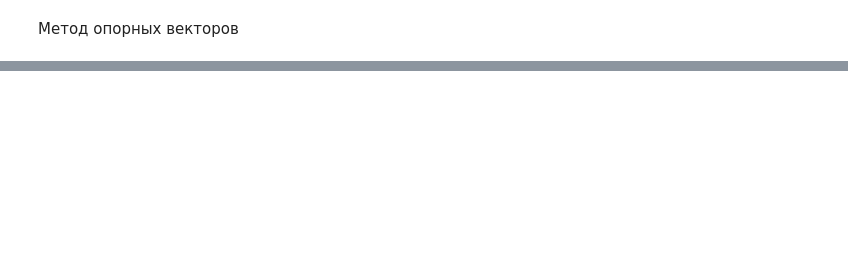
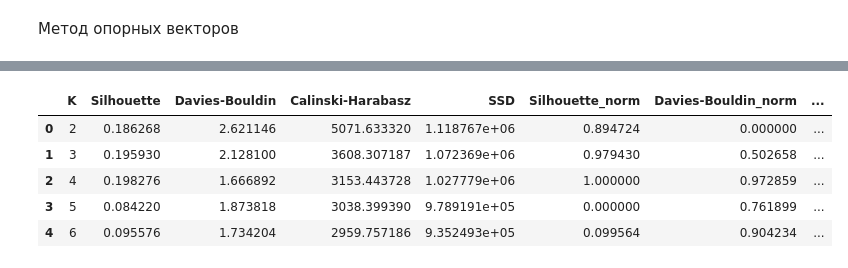
Before and after one commit to mrJimed/hh_dataset, a Jupyter notebook: hh_dataset.ipynb, the cells around one changed output, grey strips where cells are left out. Drawn from its saved outputs; the diff is of its cells as text; code cells hidden in the pictures; blank space fills up the shorter version.

```diff
--- a/hh_dataset.ipynb
+++ b/hh_dataset.ipynb
@@ -903,0 +971,41 @@ results_df
+# %%
+from sklearn.metrics import silhouette_score, davies_bouldin_score, calinski_harabasz_score
+import pandas as pd
+
+silhouette_scores = []
+db_scores = []
+ch_scores = []
+ssd = []
+
+# Вычисляем метрики для каждого значения K
+for k in k_values:
+    kmeans = KMeans(n_clusters=k, random_state=0)
+    kmeans.fit(X_scaled)
+
+    # Метрики кластеризации (moved inside the loop)
+    silhouette = silhouette_score(X_scaled, kmeans.labels_)
+    db = davies_bouldin_score(X_scaled, kmeans.labels_)
+    ch = calinski_harabasz_score(X_scaled, kmeans.labels_)
+
+    # Сохраняем метрики
+    silhouette_scores.append(silhouette)
+    db_scores.append(db)
+    ch_scores.append(ch)
+    ssd.append(kmeans.inertia_)
+
+# Создаем DataFrame для удобного анализа метрик
+metrics_df = pd.DataFrame({
+    'K': k_values,
+    'Silhouette': silhouette_scores,
+    'Davies-Bouldin': db_scores,
+    'Calinski-Harabasz': ch_scores,
+    'SSD': ssd
+})
+
+# Нормализуем метрики для их сравнения (кроме SSD)
+metrics_df['Silhouette_norm'] = (metrics_df['Silhouette'] - metrics_df['Silhouette'].min()) / (metrics_df['Silhouette'].max() - metrics_df['Silhouette'].min())
+metrics_df['Davies-Bouldin_norm'] = 1 - (metrics_df['Davies-Bouldin'] - metrics_df['Davies-Bouldin'].min()) / (metrics_df['Davies-Bouldin'].max() - metrics_df['Davies-Bouldin'].min())
+metrics_df['Calinski-Harabasz_norm'] = (metrics_df['Calinski-Harabasz'] - metrics_df['Calinski-Harabasz'].min()) / (metrics_df['Calinski-Harabasz'].max() - metrics_df['Calinski-Harabasz'].min())
+
+# Композитная оценка (чем выше, тем лучше)
+metrics_df['Composite_score'] = metrics_df[['Silhouette_norm', 'Davies-Bouldin_norm', 'Calinski-Harabasz_norm']].mean(axis=1)
@@ -903,0 +1033,9 @@ results_df
+# %%
+metrics_df.head()
+# %% [output]
+|  | K | Silhouette | Davies-Bouldin | Calinski-Harabasz | SSD | Silhouette_norm | Davies-Bouldin_norm | ... |
+| 0 | 2 | 0.186268 | 2.621146 | 5071.633320 | 1.118767e+06 | 0.894724 | 0.000000 | ... |
+| 1 | 3 | 0.195930 | 2.128100 | 3608.307187 | 1.072369e+06 | 0.979430 | 0.502658 | ... |
+| 2 | 4 | 0.198276 | 1.666892 | 3153.443728 | 1.027779e+06 | 1.000000 | 0.972859 | ... |
+| 3 | 5 | 0.084220 | 1.873818 | 3038.399390 | 9.789191e+05 | 0.000000 | 0.761899 | ... |
+| 4 | 6 | 0.095576 | 1.734204 | 2959.757186 | 9.352493e+05 | 0.099564 | 0.904234 | ... |
```
Also changed, not shown: parts of 22 cells of this notebook.
